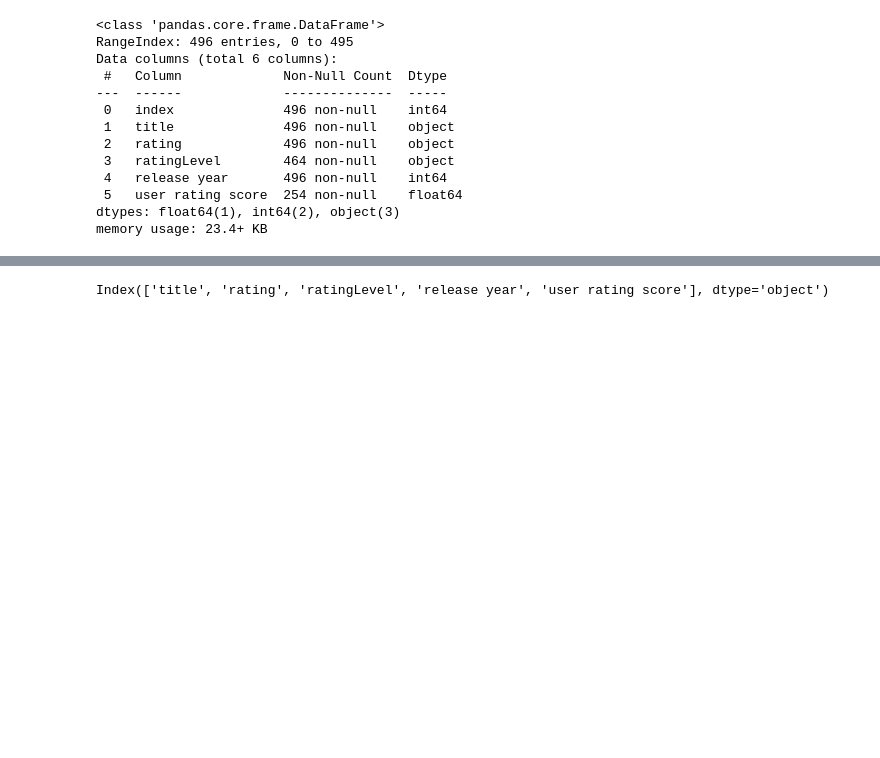
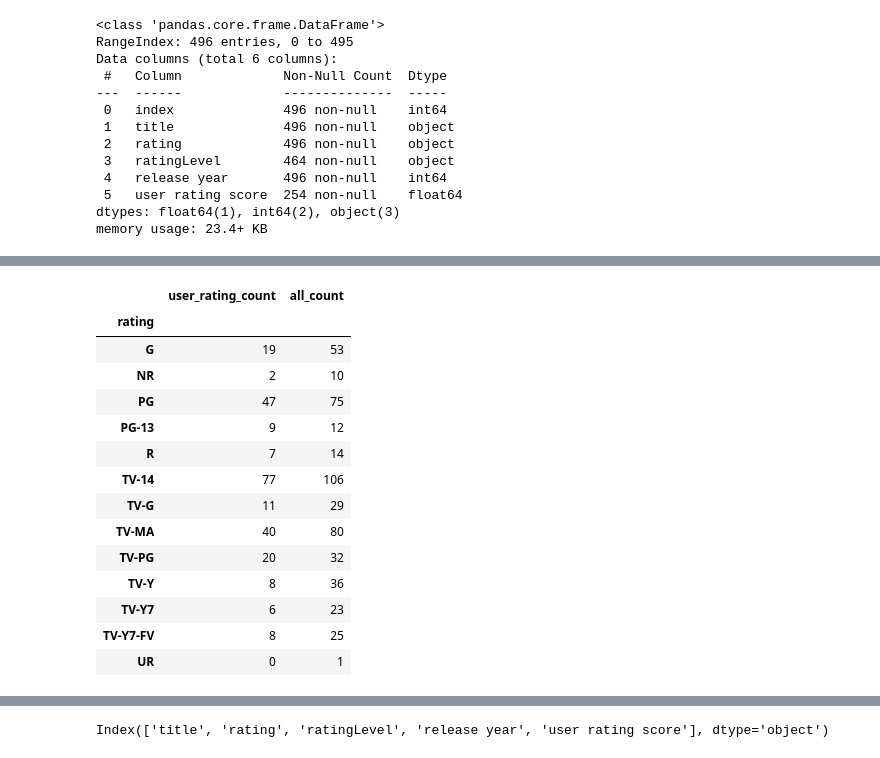
Before and after one commit to VorobyvEgor/Seminar_Sber, a Jupyter notebook: Projects/Егор_Воробьев_[Template]_Групповой_проект__Первичный_анализ_данных_.ipynb, the cells around one changed output, grey strips where cells are left out. Saved outputs shown, nothing was run; the diff lists cells and outputs as text; code cells hidden in the pictures; blank space fills up the shorter version.

```diff
--- a/Projects/Егор_Воробьев_[Template]_Групповой_проект__Первичный_анализ_данных_.ipynb
+++ b/Projects/Егор_Воробьев_[Template]_Групповой_проект__Первичный_анализ_данных_.ipynb
@@ -105,0 +127,18 @@ memory usage: 23.4+ KB
+# %%
+data.groupby('rating').agg(user_rating_count = ('user rating score', 'count'), all_count = ('title', 'count'))
+# %% [output]
+|  | user_rating_count | all_count |
+| rating |  |  |
+| G | 19 | 53 |
+| NR | 2 | 10 |
+| PG | 47 | 75 |
+| PG-13 | 9 | 12 |
+| R | 7 | 14 |
+| TV-14 | 77 | 106 |
+| TV-G | 11 | 29 |
+| TV-MA | 40 | 80 |
+| TV-PG | 20 | 32 |
+| TV-Y | 8 | 36 |
+| TV-Y7 | 6 | 23 |
+| TV-Y7-FV | 8 | 25 |
+| UR | 0 | 1 |
```
Also changed, not shown: parts of 14 cells of this notebook.
